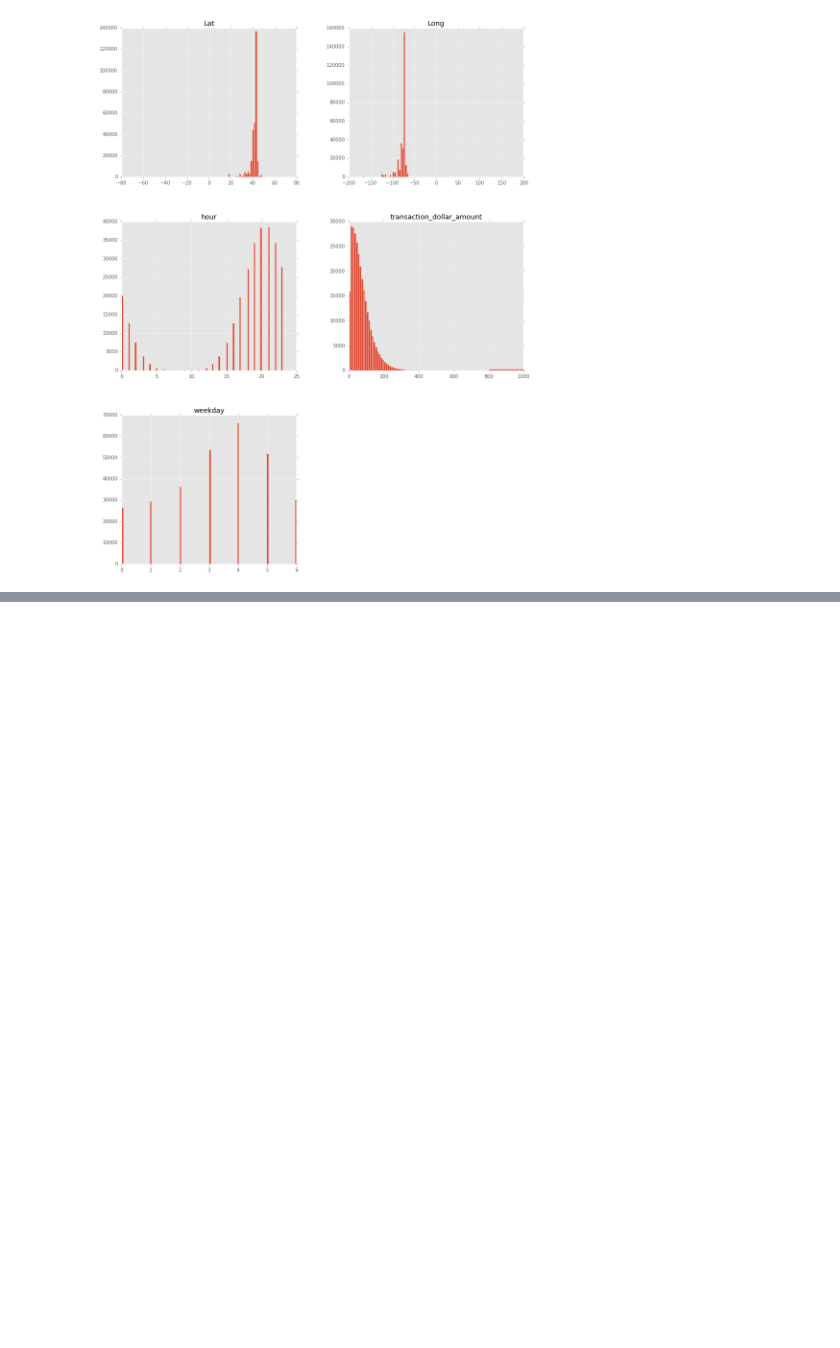
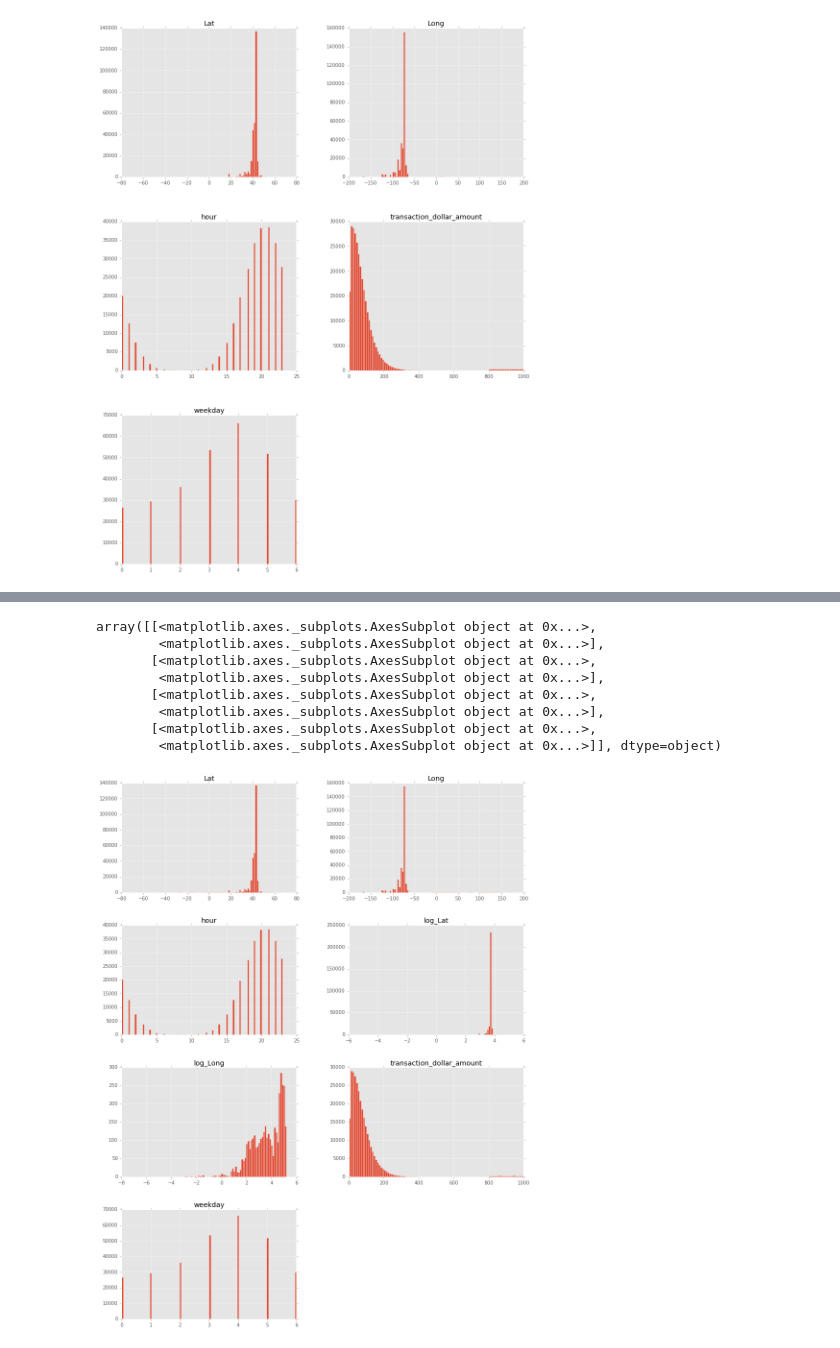
Before and after one commit to ah3200/credit_card_small, a Jupyter notebook: credit_card_analysis.ipynb, the cells around one changed output, grey strips where cells are left out. Saved outputs shown, nothing was run; the diff lists cells and outputs as text; code cells hidden in the pictures; blank space fills up the shorter version.

```diff
--- a/credit_card_analysis.ipynb
+++ b/credit_card_analysis.ipynb
@@ -269,0 +303,16 @@ array([[<matplotlib.axes._subplots.AxesSubplot object at 0x...>,
+# %%
+transactions['log_Lat'] = np.log(transactions['Lat'])
+transactions['log_Long'] = np.log(transactions['Long'])
+# %%
+features = ['transaction_dollar_amount','Long','Lat','weekday','hour', 'log_Long','log_Lat']
+transactions[features].hist(stacked=False, bins=100, figsize=(15,20), layout=(4,2))
+# %% [output]
+array([[<matplotlib.axes._subplots.AxesSubplot object at 0x...>,
+        <matplotlib.axes._subplots.AxesSubplot object at 0x...>],
+       [<matplotlib.axes._subplots.AxesSubplot object at 0x...>,
+        <matplotlib.axes._subplots.AxesSubplot object at 0x...>],
+       [<matplotlib.axes._subplots.AxesSubplot object at 0x...>,
+        <matplotlib.axes._subplots.AxesSubplot object at 0x...>],
+       [<matplotlib.axes._subplots.AxesSubplot object at 0x...>,
+        <matplotlib.axes._subplots.AxesSubplot object at 0x...>]], dtype=object)
+[figure, added]
```
Also changed, not shown: parts of 28 cells of this notebook.
